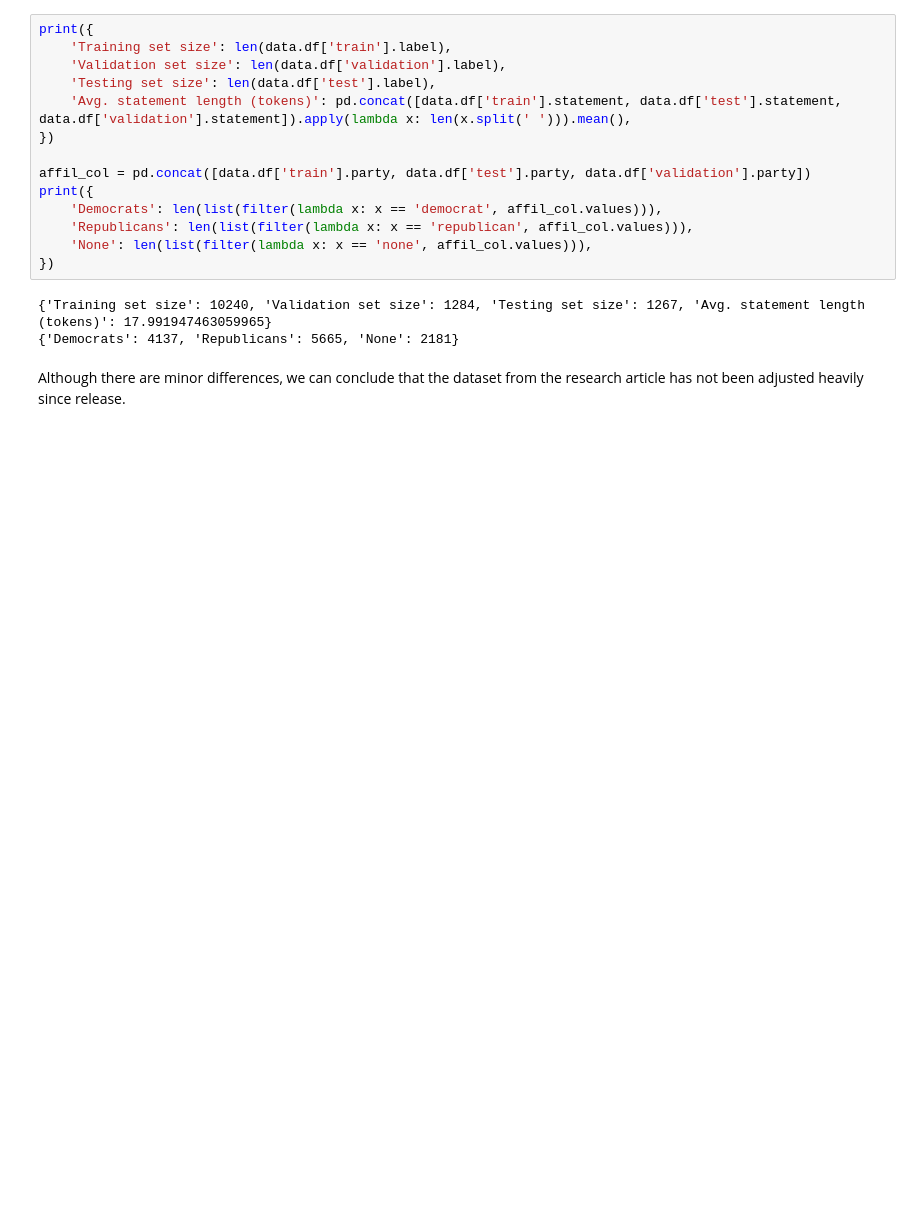
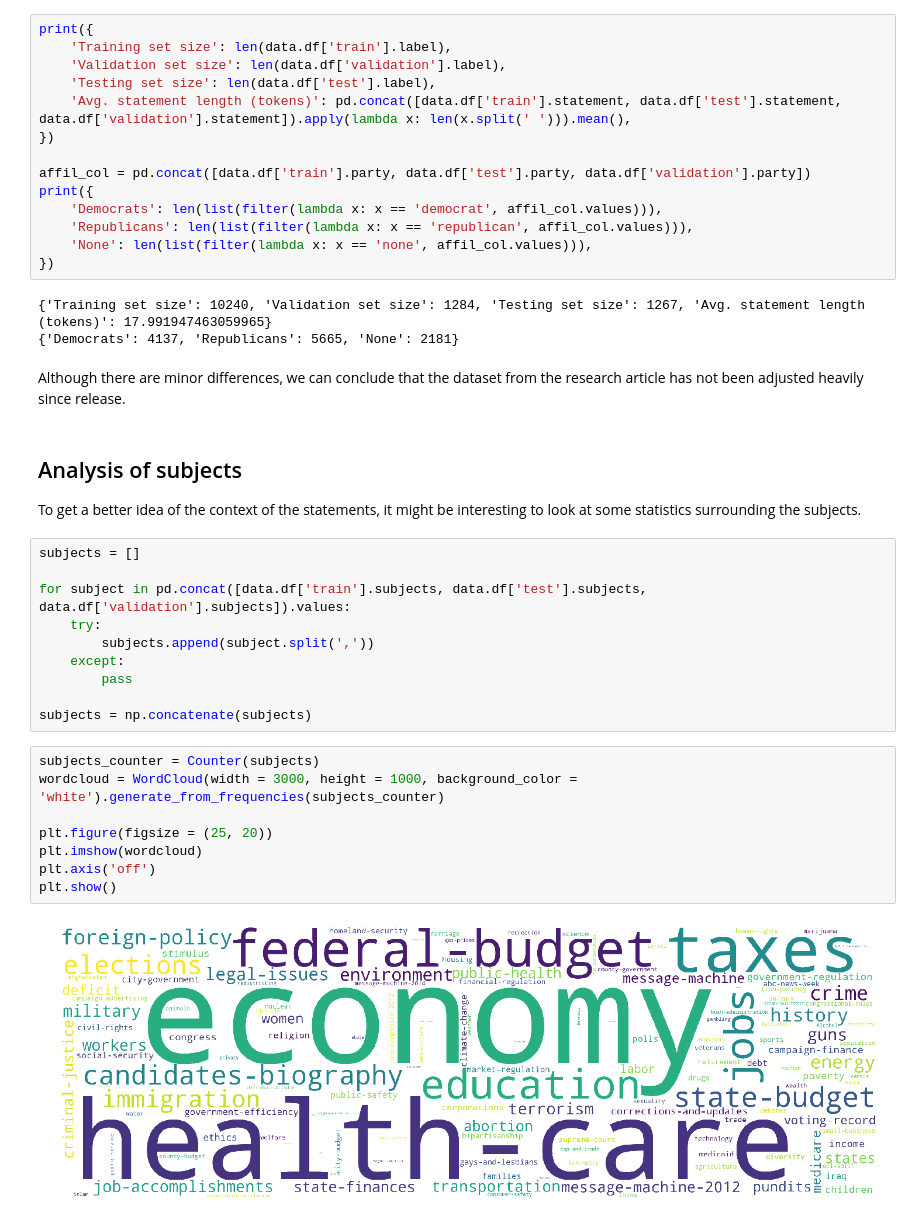
Before and after one commit to MeMartijn/FakeNewsDetection, a Jupyter notebook: Code/Data explorations.ipynb, the cells around one changed output. Drawn from its saved outputs; the diff is of its cells as text; blank space fills up the shorter version.

Commit message:
chore: added wordcloud code for subjects analysis

```diff
--- a/Code/Data explorations.ipynb
+++ b/Code/Data explorations.ipynb
@@ -61,3 +65,26 @@ print({
 {'Democrats': 4137, 'Republicans': 5665, 'None': 2181}
 # %% [markdown]
 Although there are minor differences, we can conclude that the dataset from the research article has not been adjusted heavily since release.
+# %% [markdown]
+## Analysis of subjects
+To get a better idea of the context of the statements, it might be interesting to look at some statistics surrounding the subjects.
+# %%
+subjects = []
+
+for subject in pd.concat([data.df['train'].subjects, data.df['test'].subjects, data.df['validation'].subjects]).values:
+    try:
+        subjects.append(subject.split(','))
+    except:
+        pass
+
+subjects = np.concatenate(subjects)
+# %%
+subjects_counter = Counter(subjects)
+wordcloud = WordCloud(width = 3000, height = 1000, background_color = 'white').generate_from_frequencies(subjects_counter)
+
+plt.figure(figsize = (25, 20))
+plt.imshow(wordcloud)
+plt.axis('off')
+plt.show()
+# %% [output]
+[figure, added]
```
Also changed, not shown: parts of 3 cells of this notebook.
